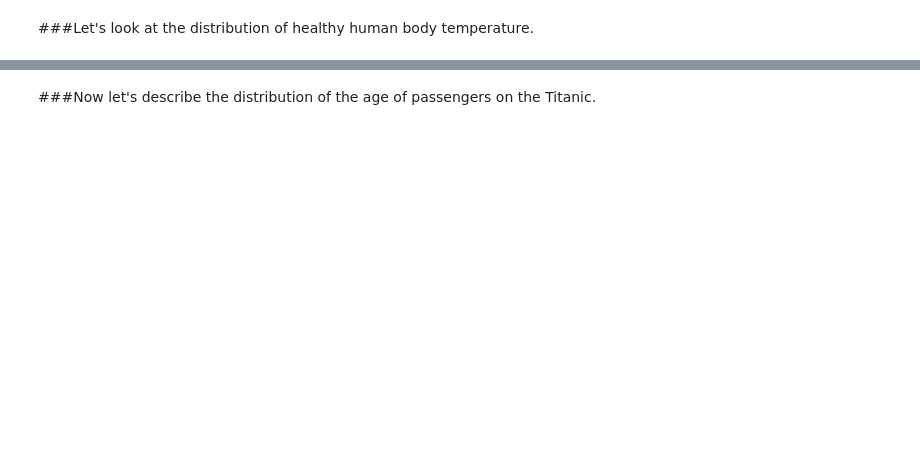
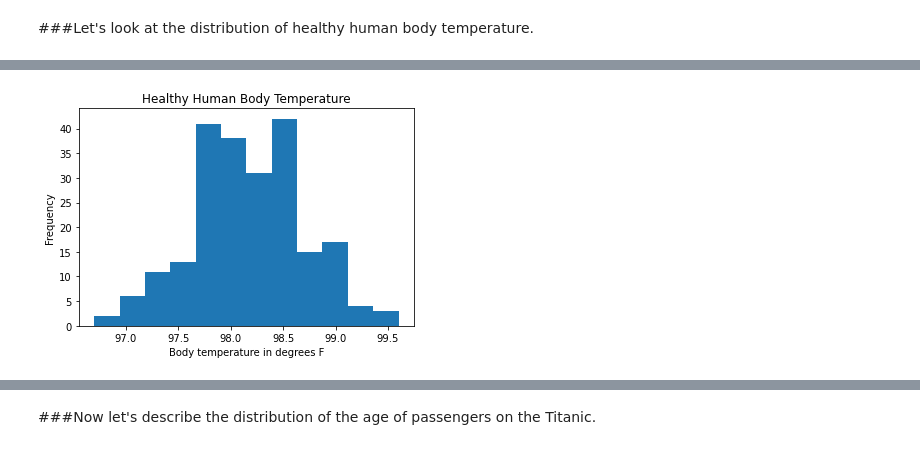
Before and after one commit to write2nk/DS-Unit-1-Sprint-1-Data-Wrangling-and-Storytelling, a Jupyter notebook: module4-make-explanatory-visualizations/LS_DS_114_Make_Explanatory_Visualizations.ipynb, the cells around one changed output, grey strips where cells are left out. Cells and saved outputs as stored; diff of their text form; code cells hidden in the pictures; blank space fills up the shorter version.

```diff
--- a/module4-make-explanatory-visualizations/LS_DS_114_Make_Explanatory_Visualizations.ipynb
+++ b/module4-make-explanatory-visualizations/LS_DS_114_Make_Explanatory_Visualizations.ipynb
@@ -189,16 +232,18 @@ This is the famous ___________________
 # %%
 #The default number of bins is 10.  What happens if we change the bin size from 10 to 12 bins?
 
 fig, ax = plt.subplots()
 
 #12 bins instead of 10
-ax.hist(Bodytemp['Body_temp'], ######)
+ax.hist(Bodytemp['Body_temp'],bins = 12)
 
 ax.set_xlabel('Body temperature in degrees F')
 ax.set_ylabel('Frequency')
 ax.set_title('Healthy Human Body Temperature')
 
 plt.show()
+# %% [output]
+[figure, added]
 # %%
 #The default number of bins is 10.  What happens if we specify the exact bin size?
 
```
Also changed, not shown: parts of 36 cells of this notebook.
